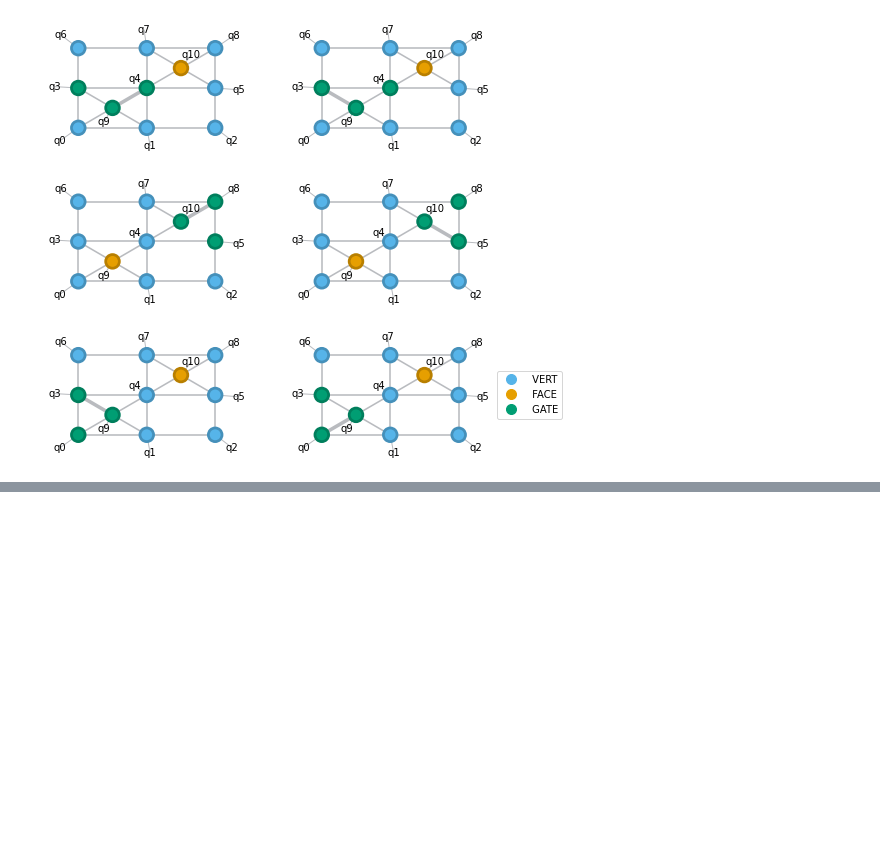
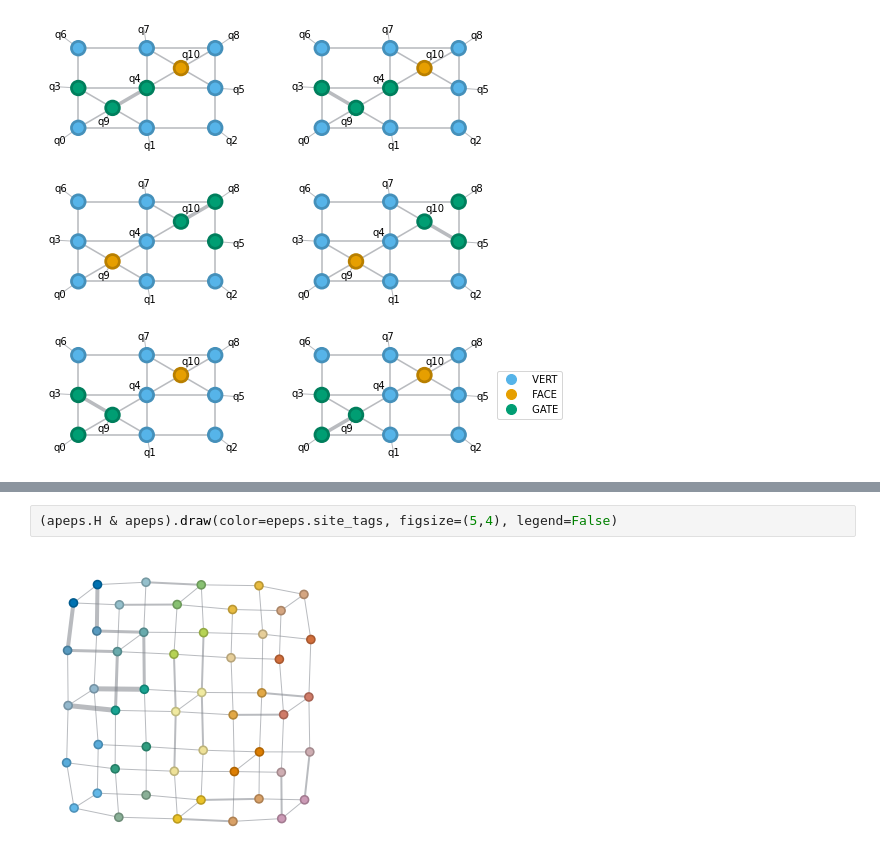
Before and after one commit to gabrielwoolls/fermion-encoding, a Jupyter notebook: Examples-Testing.ipynb, the cells around one changed output, grey strips where cells are left out. Drawn from its saved outputs; the diff is of its cells as text; blank space fills up the shorter version.

```diff
--- a/Examples-Testing.ipynb
+++ b/Examples-Testing.ipynb
@@ -719,0 +592,4 @@ Tensor(shape=(12, 2, 3, 3, 12), inds=('_c1d2b2AABdp', 'q10', '_c1d2b2AABdq', '_c
+# %%
+(apeps.H & apeps).draw(color=epeps.site_tags, figsize=(5,4), legend=False)
+# %% [output]
+[figure, added]
```
Also changed, not shown: parts of 10 cells of this notebook, 3 other files.
